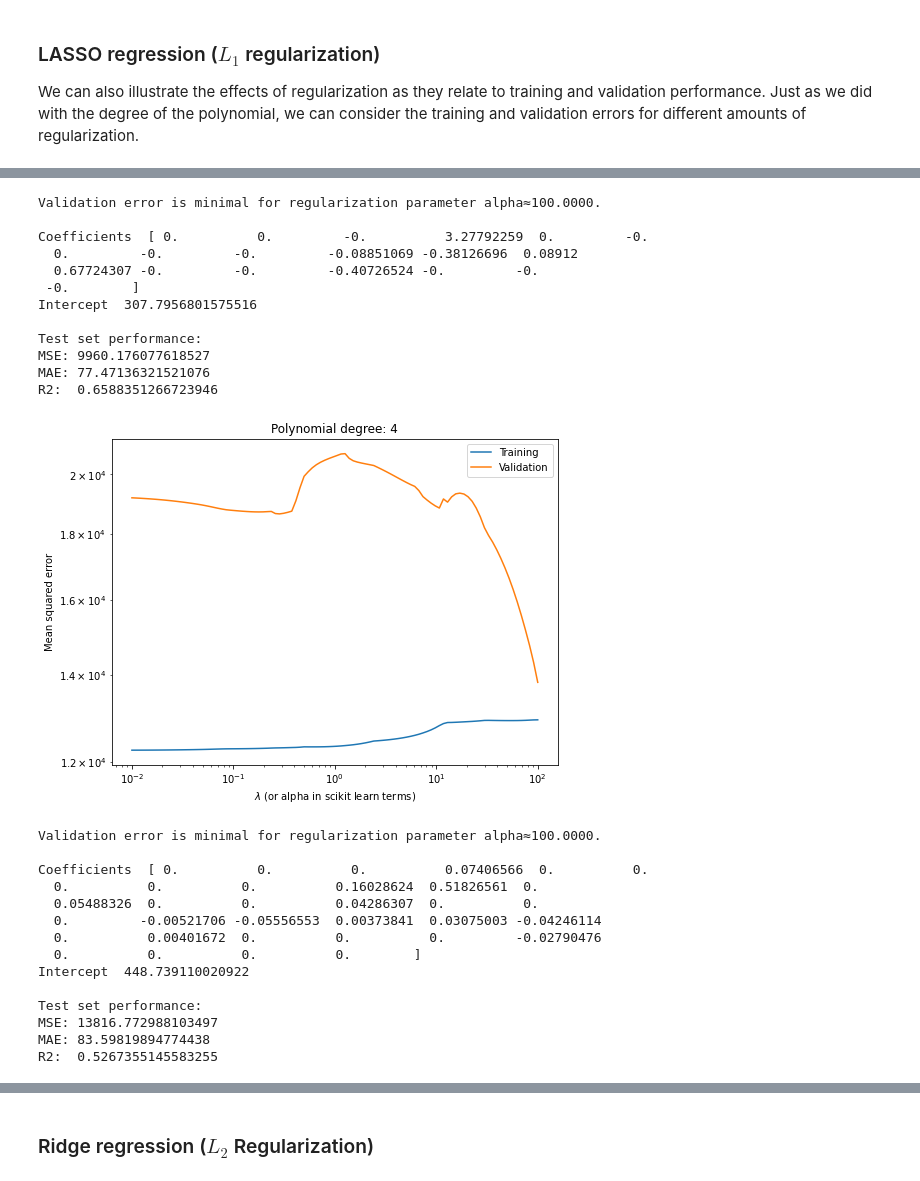
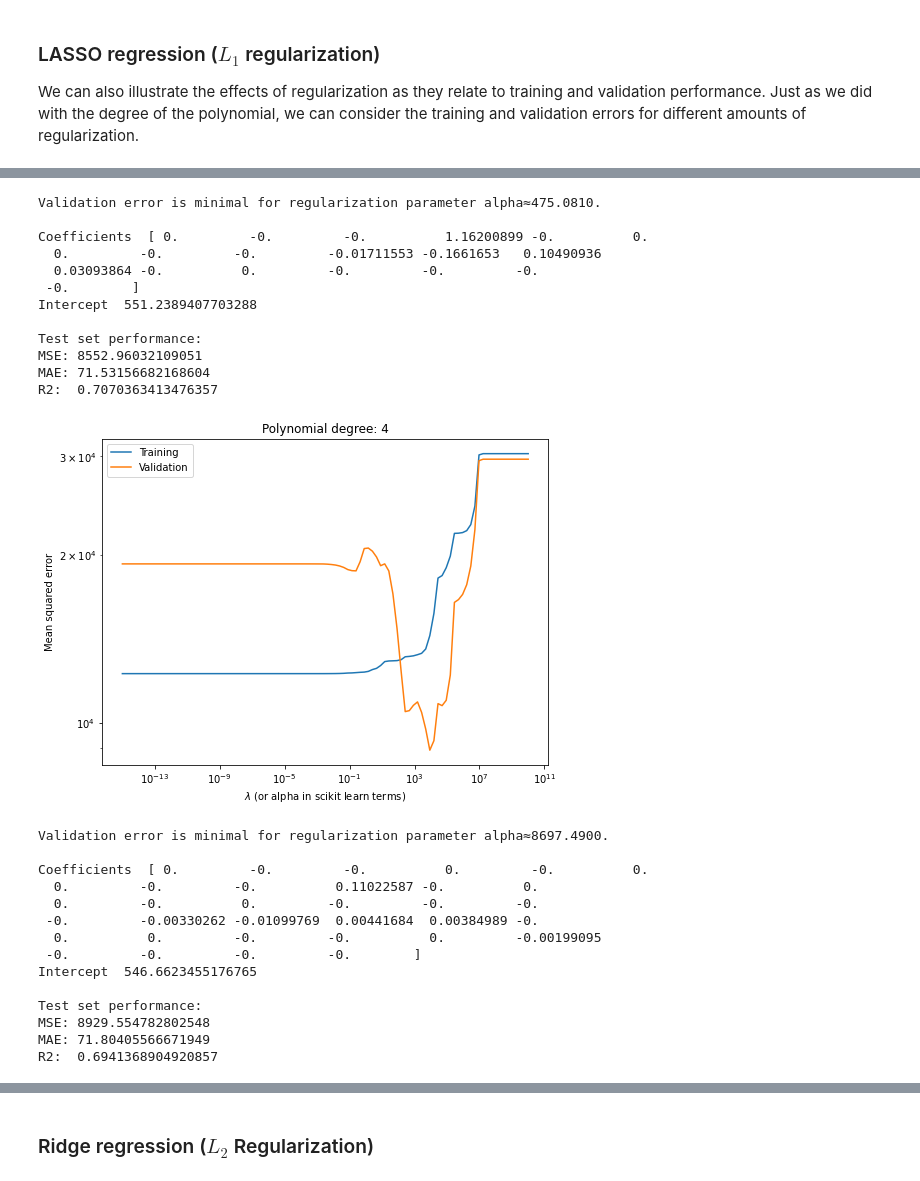
Before and after one commit to mschwa1010/AA_2022-23_Team_8, a Jupyter notebook: Prediction.ipynb, the cells around one changed output, grey strips where cells are left out. Saved outputs shown, nothing was run; the diff lists cells and outputs as text; code cells hidden in the pictures.

```diff
--- a/Prediction.ipynb
+++ b/Prediction.ipynb
@@ -294,7 +318,7 @@ We can also illustrate the effects of regularization as they relate to training
 # %%
-ideal_r2_score = 0
-ideal_degree = 1
-ideal_alpha = 0
+ideal_r2_score_lasso = 0
+ideal_degree_lasso = 1
+ideal_alpha_lasso = 0
 
 for degree in range(1,6):
 
@@ -306,7 +330,9 @@ for degree in range(1,6):
     err_train = []
     err_cv = []
 
-    for alpha in np.logspace(-2 ,2,100):
+    ideal_r2_score = 0
+
+    for alpha in np.logspace(-15,10,100):
 
         # fit model
         model_L1 = Lasso(alpha = alpha)
@@ -314,24 +340,29 @@ for degree in range(1,6):
 
         # compute errors
         err_train.append(mean_squared_error(model_L1.predict(X_train), y_train))
-        err_cv.append(mean_squared_error(model_L1.predict(X_test), y_test))
+
+        prediction = model_L1.predict(X_test)
+        err_cv.append(mean_squared_error(prediction, y_test))
+
+
+
+        if(r2_score(y_test, prediction) > ideal_r2_score):
+            ideal_r2_score = r2_score(y_test, prediction)
+            ideal_alpha = alpha
 
     #Plot errors
     plt.figure(figsize = (8,6))
-    plt.loglog(np.logspace(-2,2,100), err_train, np.logspace(-2,2,100), err_cv)
+    plt.loglog(np.logspace(-15,10,100), err_train, np.logspace(-15,10,100), err_cv)
     plt.title(f"Polynomial degree: {degree}")
     plt.legend(["Training", "Validation"])
     plt.xlabel("$\lambda$ (or alpha in scikit learn terms)")
     plt.ylabel("Mean squared error")
     plt.show()
 
-    #get ideal regularization parameter
-    i_min = np.argmin(err_cv) # index of alpha that minimizes validation error
-    alpha_min = np.logspace(-2,2,100)[i_min] # value of alpha that minimizes validation error
-    print(f"Validation error is minimal for regularization parameter alpha≈{alpha_min:.4f}.")
+    print(f"Validation error is minimal for regularization parameter alpha≈{ideal_alpha:.4f}.")
 
     # fit with ideal para
-    model_L1 = Lasso(alpha = alpha)
+    model_L1 = Lasso(alpha = ideal_alpha)
     model_L1.fit(X_train, y_train)
     prediction = model_L1.predict(X_test)
     print("\nCoefficients ", model_L1.coef_, "\nIntercept ", model_L1.intercept_ )
@@ -342,8 +373,8 @@ for degree in range(1,6):
     print("MAE:", mean_absolute_error(y_test, prediction))
     print("R2: ", r2_score(y_test, prediction))
 
-    if(r2_score(y_test, prediction) > ideal_r2_score):
-        ideal_r2_score = r2_score(y_test, prediction)
-        ideal_degree = degree
-        ideal_alpha = alpha_min
+    if(ideal_r2_score > ideal_r2_score_lasso):
+        ideal_r2_score_lasso = ideal_r2_score
+        ideal_degree_lasso = degree
+        ideal_alpha_lasso = ideal_alpha
 # %% [output]
@@ -372,27 +403,27 @@ R2:  0.7127029587999038
-Validation error is minimal for regularization parameter alpha≈100.0000.
+Validation error is minimal for regularization parameter alpha≈475.0810.
 
-Coefficients  [ 0.          0.         -0.          3.27792259  0.         -0.
-  0.         -0.         -0.         -0.08851069 -0.38126696  0.08912
-  0.67724307 -0.         -0.         -0.40726524 -0.         -0.
+Coefficients  [ 0.         -0.         -0.          1.16200899 -0.          0.
+  0.         -0.         -0.         -0.01711553 -0.1661653   0.10490936
+  0.03093864 -0.          0.         -0.         -0.         -0.
  -0.        ]
-Intercept  307.7956801575516
+Intercept  551.2389407703288
 
 Test set performance:
-MSE: 9960.176077618527
-MAE: 77.47136321521076
-R2:  0.6588351266723946
+MSE: 8552.96032109051
+MAE: 71.53156682168604
+R2:  0.7070363413476357
-[figure, old version]
+[figure, new version]
-Validation error is minimal for regularization parameter alpha≈100.0000.
+Validation error is minimal for regularization parameter alpha≈8697.4900.
 
-Coefficients  [ 0.          0.          0.          0.07406566  0.          0.
-  0.          0.          0.          0.16028624  0.51826561  0.
-  0.05488326  0.          0.          0.04286307  0.          0.
-  0.         -0.00521706 -0.05556553  0.00373841  0.03075003 -0.04246114
-  0.          0.00401672  0.          0.          0.         -0.02790476
-  0.          0.          0.          0.        ]
-Intercept  448.739110020922
+Coefficients  [ 0.         -0.         -0.          0.         -0.          0.
+  0.         -0.         -0.          0.11022587 -0.          0.
+  0.         -0.          0.         -0.         -0.         -0.
+ -0.         -0.00330262 -0.01099769  0.00441684  0.00384989 -0.
+  0.          0.         -0.         -0.          0.         -0.00199095
+ -0.         -0.         -0.         -0.        ]
+Intercept  546.6623455176765
 
 Test set performance:
-MSE: 13816.772988103497
-MAE: 83.59819894774438
-R2:  0.5267355145583255
+MSE: 8929.554782802548
+MAE: 71.80405566671949
+R2:  0.6941368904920857
```
Also changed, not shown: parts of 12 cells of this notebook.
